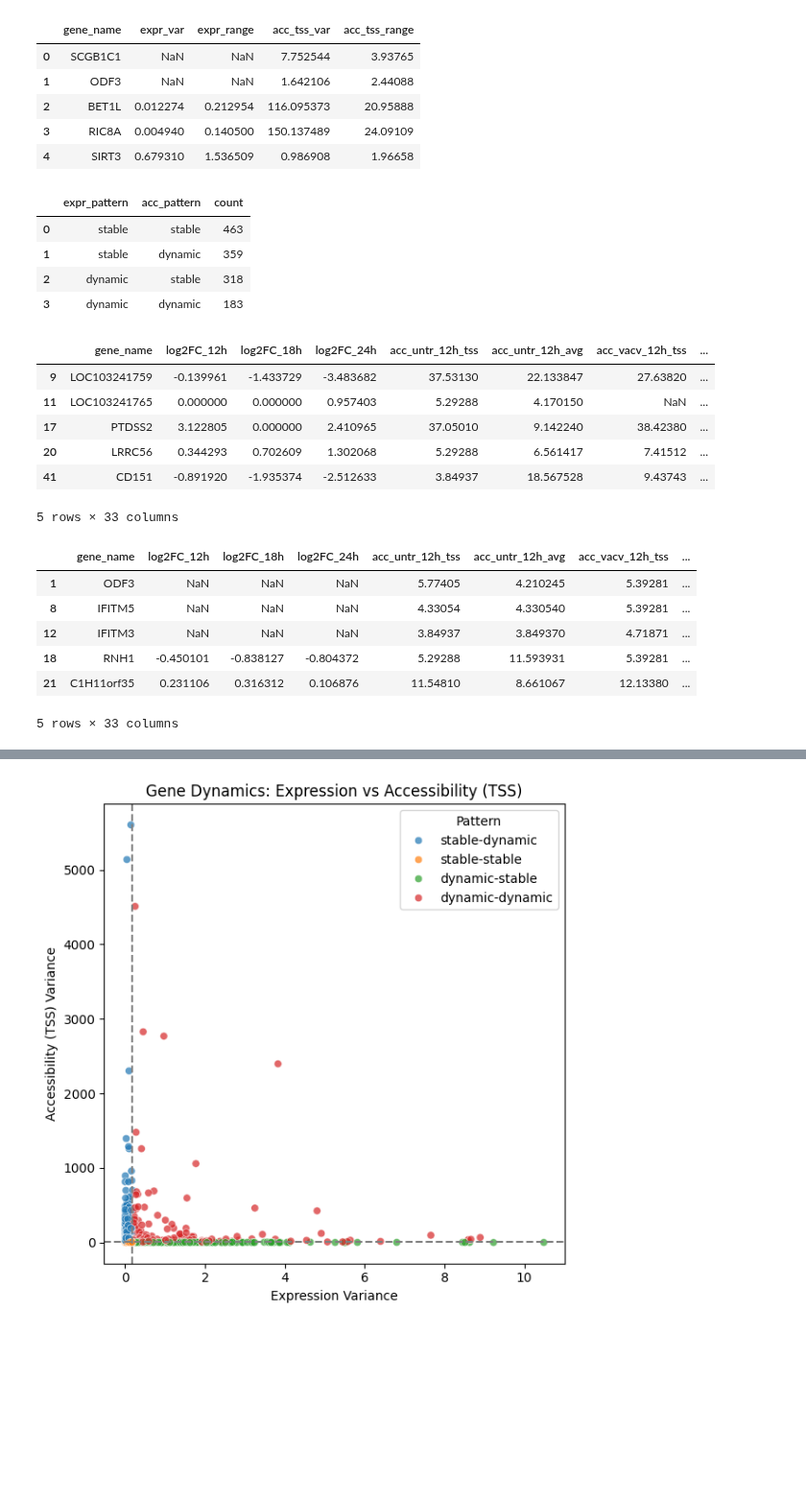
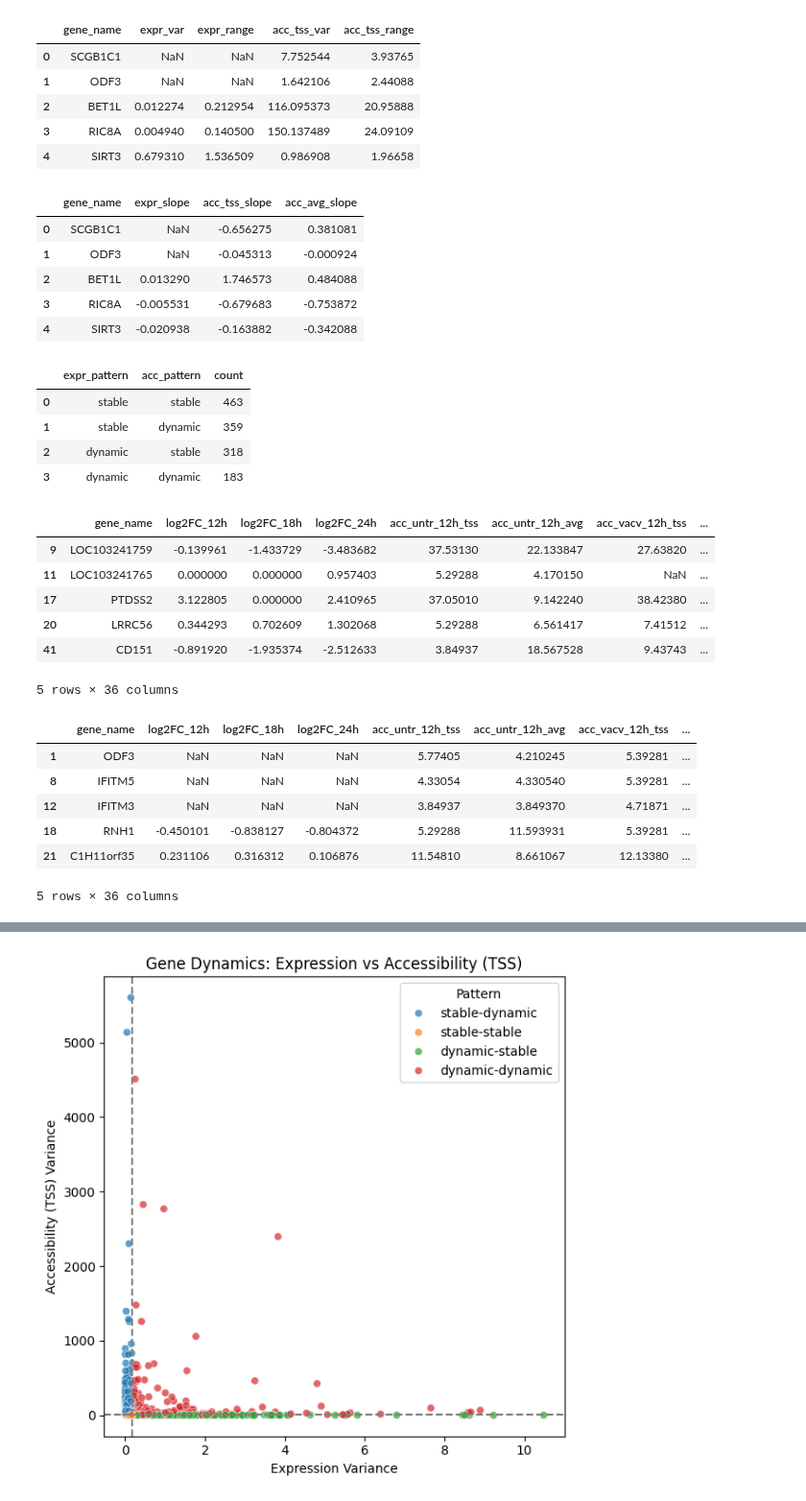
Before and after one commit to nafiul-nipu/GenomeVisProject, a Jupyter notebook: data_processing_python/09.1_track temporal_change_per_feature_statistical.ipynb, the cells around one changed output, grey strips where cells are left out. Shown at 96% size. Cells and saved outputs as stored; diff of their text form; code cells hidden in the pictures; blank space fills up the shorter version.

```diff
--- a/data_processing_python/09_track temporal_change_per_feature.ipynb
+++ b/data_processing_python/09.1_track temporal_change_per_feature_statistical.ipynb
@@ -143,3 +143,37 @@ expr_acc_merged[['gene_name', 'expr_var', 'expr_range', 'acc_tss_var', 'acc_tss_
 | 2 | BET1L | 0.012274 | 0.212954 | 116.095373 | 20.95888 |
 | 3 | RIC8A | 0.004940 | 0.140500 | 150.137489 | 24.09109 |
 | 4 | SIRT3 | 0.679310 | 1.536509 | 0.986908 | 1.96658 |
+# %%
+# Define your timepoints as x-values
+timepoints = np.array([12, 18, 24])
+
+def compute_slope(row, cols):
+    y = row[cols].values.astype(float)
+    # Handle all-NA rows
+    if np.all(np.isnan(y)):
+        return np.nan
+    # Fit a line: degree=1, return slope
+    slope, _ = np.polyfit(timepoints[~np.isnan(y)], y[~np.isnan(y)], 1)
+    return slope
+
+# Expression slope
+expr_cols = ['expr_delta_12h', 'expr_delta_18h', 'expr_delta_24h']
+expr_acc_merged['expr_slope'] = expr_acc_merged.apply(lambda row: compute_slope(row, expr_cols), axis=1)
+
+# Accessibility TSS slope
+acc_tss_cols = ['acc_delta_12h_tss', 'acc_delta_18h_tss', 'acc_delta_24h_tss']
+expr_acc_merged['acc_tss_slope'] = expr_acc_merged.apply(lambda row: compute_slope(row, acc_tss_cols), axis=1)
+
+# Accessibility AVG slope
+acc_avg_cols = ['acc_delta_12h_avg', 'acc_delta_18h_avg', 'acc_delta_24h_avg']
+expr_acc_merged['acc_avg_slope'] = expr_acc_merged.apply(lambda row: compute_slope(row, acc_avg_cols), axis=1)
+
+# Show sample output
+expr_acc_merged[['gene_name', 'expr_slope', 'acc_tss_slope', 'acc_avg_slope']].head()
+# %% [output]
+|  | gene_name | expr_slope | acc_tss_slope | acc_avg_slope |
+| 0 | SCGB1C1 | NaN | -0.656275 | 0.381081 |
+| 1 | ODF3 | NaN | -0.045313 | -0.000924 |
+| 2 | BET1L | 0.013290 | 1.746573 | 0.484088 |
+| 3 | RIC8A | -0.005531 | -0.679683 | -0.753872 |
+| 4 | SIRT3 | -0.020938 | -0.163882 | -0.342088 |
@@ -174,7 +211,7 @@ dynamic_both.head()
 | 17 | PTDSS2 | 3.122805 | 0.000000 | 2.410965 | 37.05010 | 9.142240 | 38.42380 | ... |
 | 20 | LRRC56 | 0.344293 | 0.702609 | 1.302068 | 5.29288 | 6.561417 | 7.41512 | ... |
 | 41 | CD151 | -0.891920 | -1.935374 | -2.512633 | 3.84937 | 18.567528 | 9.43743 | ... |
-5 rows × 33 columns
+5 rows × 36 columns
 # %%
 stable_both.head()
 # %% [output]
@@ -184,4 +221,4 @@ stable_both.head()
 | 12 | IFITM3 | NaN | NaN | NaN | 3.84937 | 3.849370 | 4.71871 | ... |
 | 18 | RNH1 | -0.450101 | -0.838127 | -0.804372 | 5.29288 | 11.593931 | 5.39281 | ... |
 | 21 | C1H11orf35 | 0.231106 | 0.316312 | 0.106876 | 11.54810 | 8.661067 | 12.13380 | ... |
-5 rows × 33 columns
+5 rows × 36 columns
```
Also changed, not shown: parts of 2 cells of this notebook, 2 other files.
